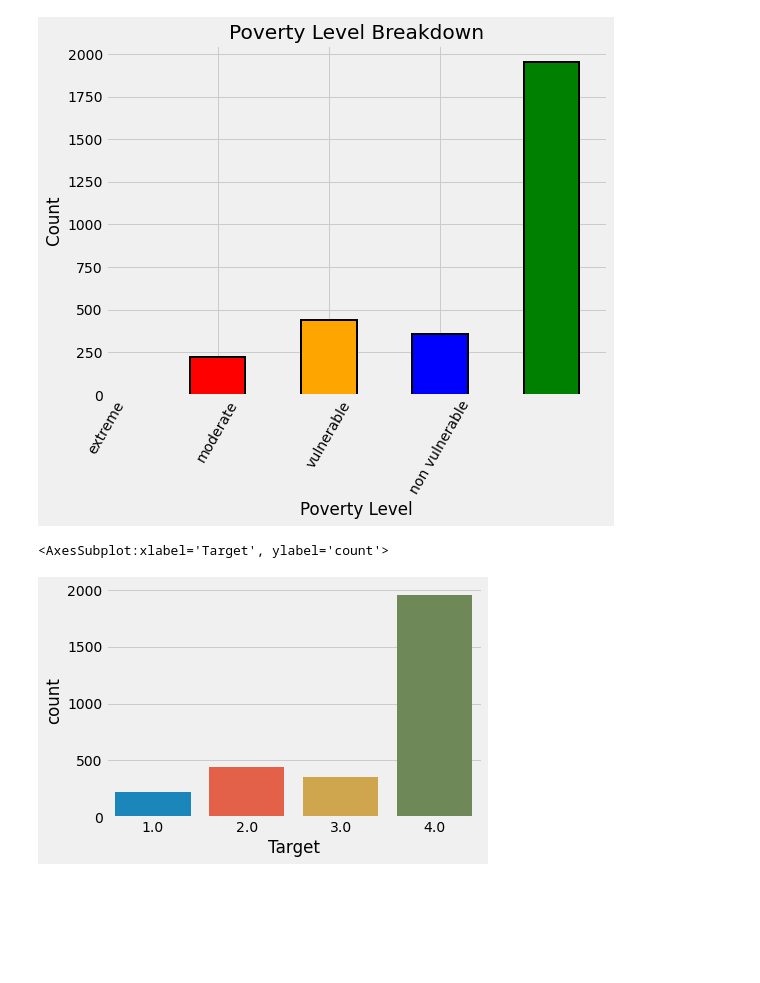
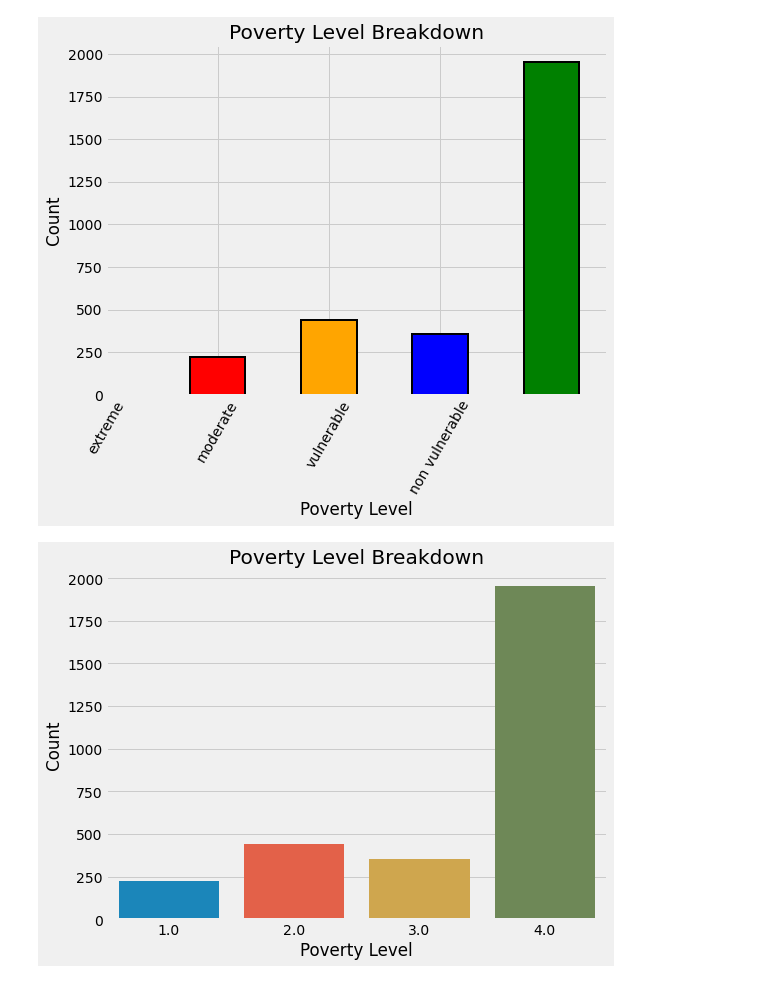
Before and after one commit to sejongpyo/Studies, a Jupyter notebook: multi_tabular/02_poverty.ipynb, the cells around one changed output. Cells and saved outputs as stored; diff of their text form; code cells hidden in the pictures; blank space fills up the shorter version.

```diff
--- a/multi_tabular/02_poverty.ipynb
+++ b/multi_tabular/02_poverty.ipynb
@@ -173,7 +176,11 @@ label_counts
 Name: Target, dtype: int64
 [figure]
 # %%
+plt.figure(figsize = (8, 6))
 sns.countplot(x=data.loc[(data['parentesco1'] == 1) & (data['Target'].notnull())]['Target'])
+plt.xlabel('Poverty Level')
+plt.ylabel('Count')
+plt.title('Poverty Level Breakdown')
+plt.show()
 # %% [output]
-<AxesSubplot:xlabel='Target', ylabel='count'>
-[figure, old version]
+[figure, new version]
```
Also changed, not shown: parts of 85 cells of this notebook.
